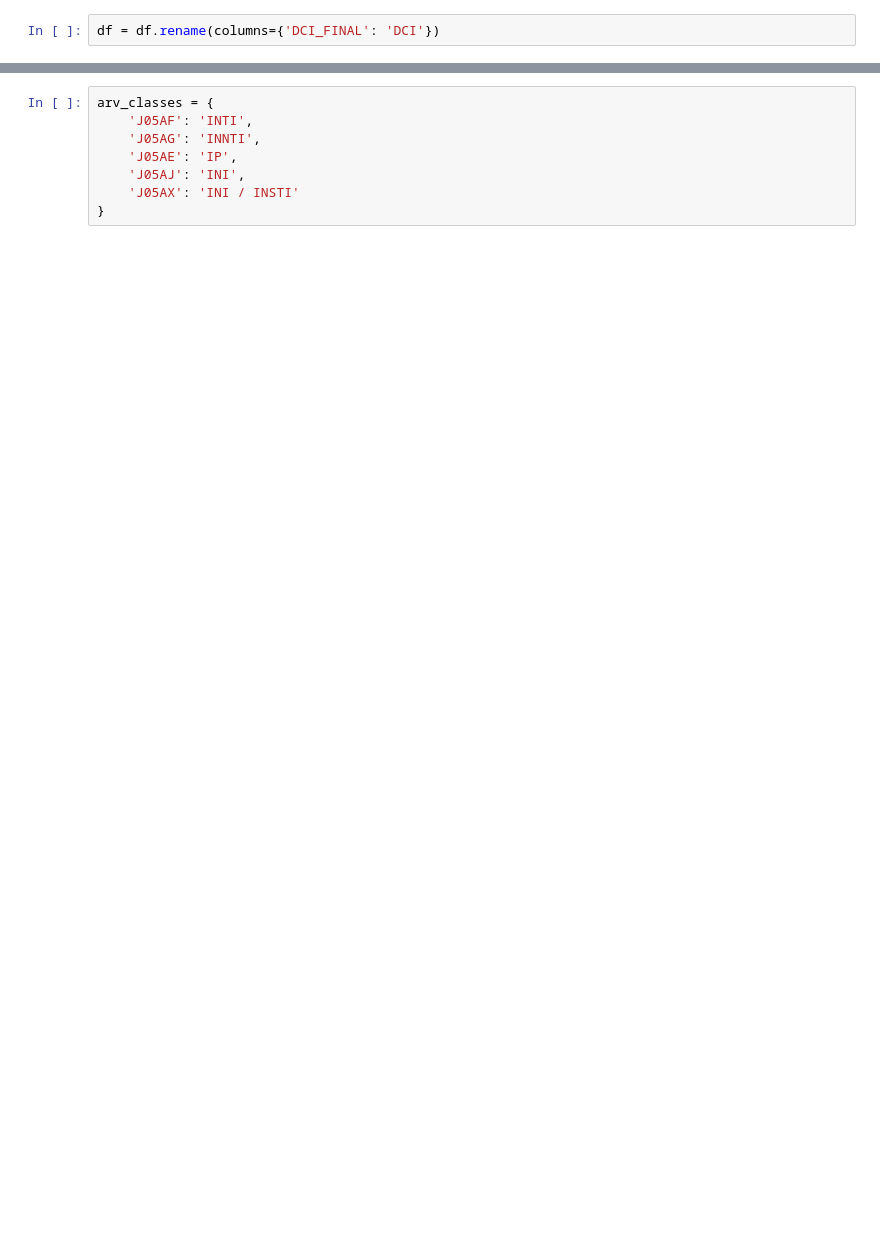
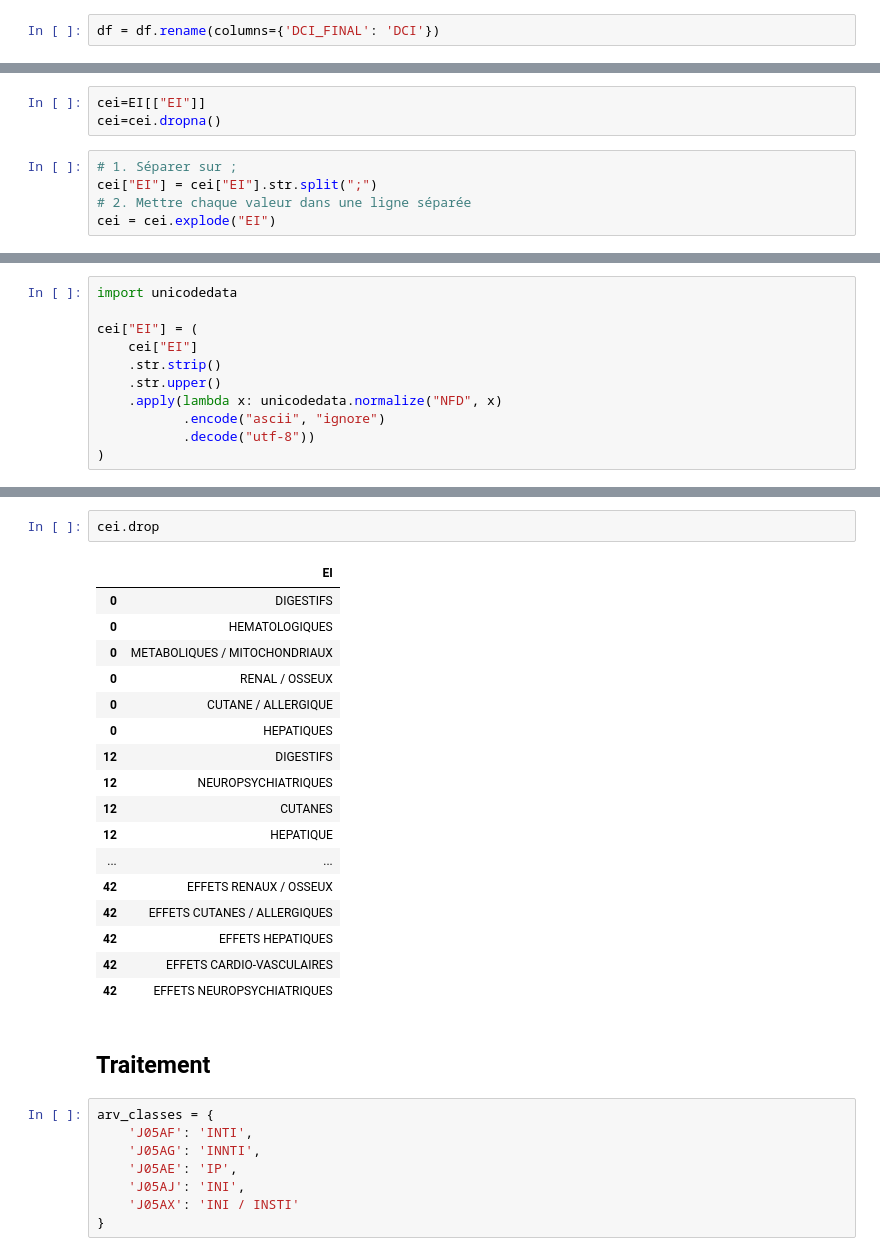
Before and after one commit to touXik/OCTAVIA, a Jupyter notebook: Prescription/E_I.ipynb, the cells around one changed output, grey strips where cells are left out. Cells and saved outputs as stored; diff of their text form; blank space fills up the shorter version.

```diff
--- a/Prescription/E_I.ipynb
+++ b/Prescription/E_I.ipynb
@@ -49,0 +65,8 @@ EI.head(10)
+# %%
+cei=EI[["EI"]]
+cei=cei.dropna()
+# %%
+# 1. Séparer sur ;
+cei["EI"] = cei["EI"].str.split(";")
+# 2. Mettre chaque valeur dans une ligne séparée
+cei = cei.explode("EI")
@@ -49,0 +81,11 @@ EI.head(10)
+# %%
+import unicodedata
+
+cei["EI"] = (
+    cei["EI"]
+    .str.strip()
+    .str.upper()
+    .apply(lambda x: unicodedata.normalize("NFD", x)
+           .encode("ascii", "ignore")
+           .decode("utf-8"))
+)
@@ -50,3 +105,25 @@ EI.head(10)
+# %%
+cei.drop
+# %% [output]
+|  | EI |
+| 0 | DIGESTIFS |
+| 0 | HEMATOLOGIQUES |
+| 0 | METABOLIQUES / MITOCHONDRIAUX |
+| 0 | RENAL / OSSEUX |
+| 0 | CUTANE / ALLERGIQUE |
+| 0 | HEPATIQUES |
+| 12 | DIGESTIFS |
+| 12 | NEUROPSYCHIATRIQUES |
+| 12 | CUTANES |
+| 12 | HEPATIQUE |
+| ... | ... |
+| 42 | EFFETS RENAUX / OSSEUX |
+| 42 | EFFETS CUTANES / ALLERGIQUES |
+| 42 | EFFETS HEPATIQUES |
+| 42 | EFFETS CARDIO-VASCULAIRES |
+| 42 | EFFETS NEUROPSYCHIATRIQUES |
+# %% [markdown]
+## Traitement
 # %%
 arv_classes = {
     'J05AF': 'INTI',
```
Also changed, not shown: parts of 52 cells of this notebook, 6 other files.
